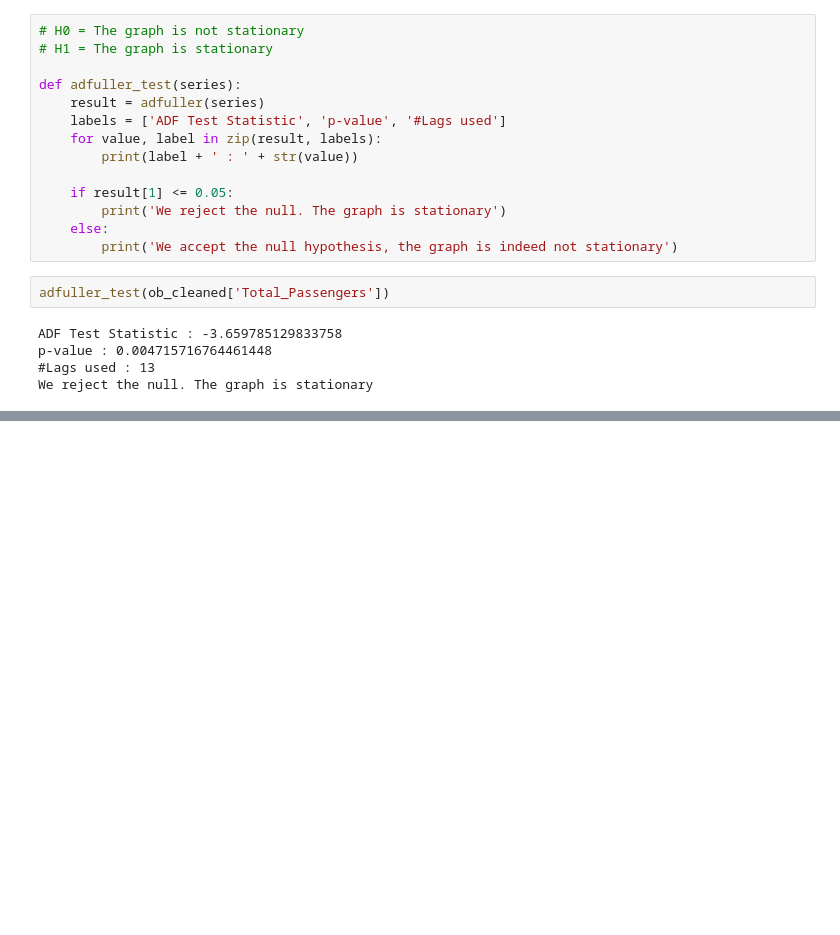
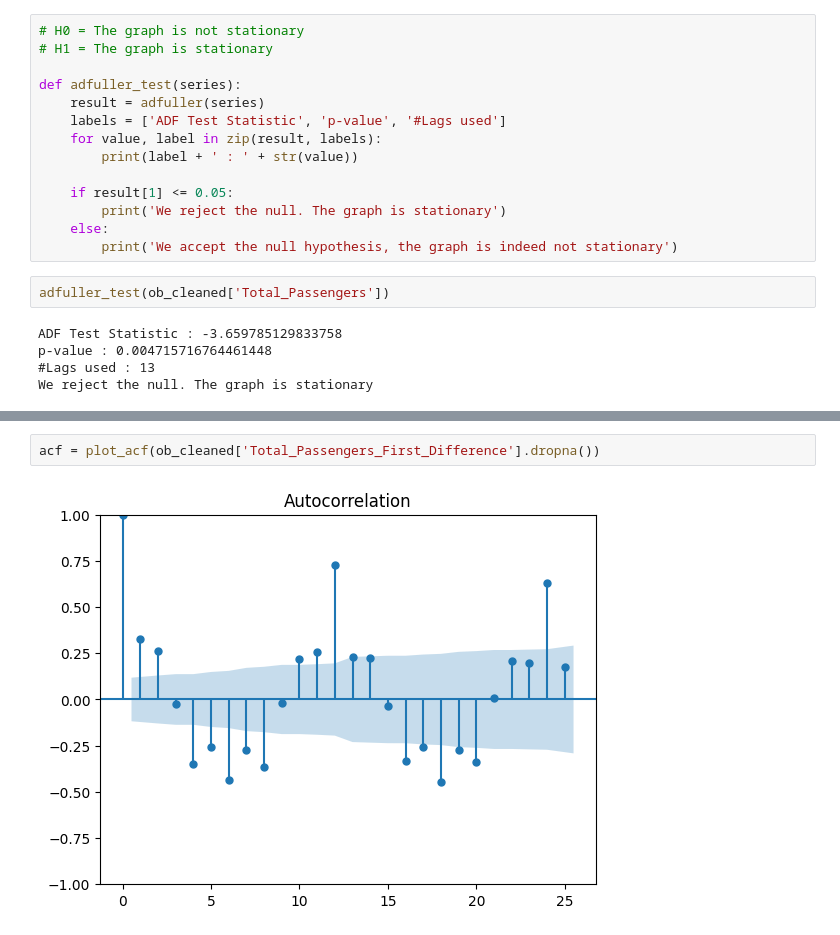
Before and after one commit to Hassan3924/Air-Passenger-Time-Series, a Jupyter notebook: airpassenger.ipynb, the cells around one changed output, grey strips where cells are left out. Cells and saved outputs as stored; diff of their text form; blank space fills up the shorter version.

```diff
--- a/airpassenger.ipynb
+++ b/airpassenger.ipynb
@@ -306,0 +355,4 @@ We reject the null. The graph is stationary
+# %%
+acf = plot_acf(ob_cleaned['Total_Passengers_First_Difference'].dropna())
+# %% [output]
+[figure, added]
```
Also changed, not shown: parts of 17 cells of this notebook.
